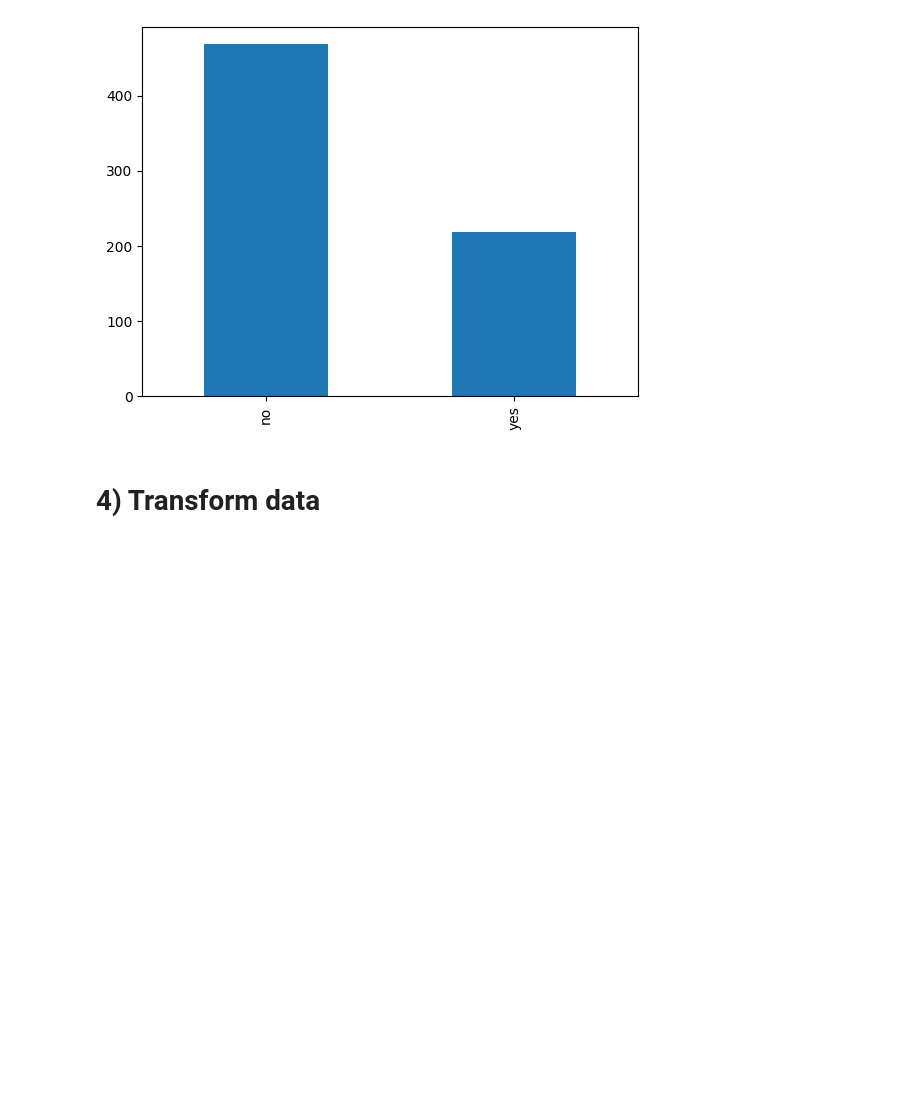
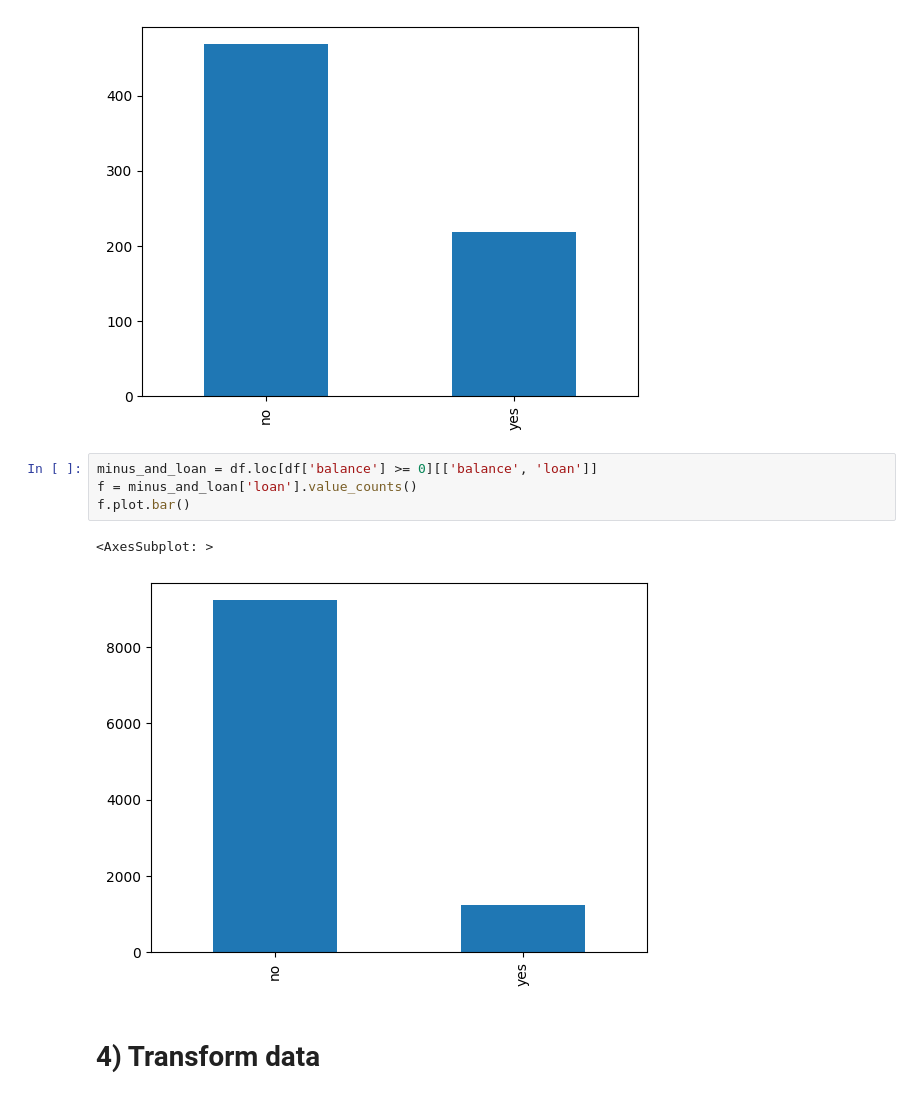
Before and after one commit to Baro1502/Bank-Data-Prepairation, a Jupyter notebook: data prepairation.ipynb, the cells around one changed output. Cells and saved outputs as stored; diff of their text form; blank space fills up the shorter version.

Commit message:
draw another chart related to loan

```diff
--- a/data prepairation.ipynb
+++ b/data prepairation.ipynb
@@ -263,5 +270,12 @@ f.plot.bar()
 # %% [output]
 <AxesSubplot: >
 [figure]
+# %%
+minus_and_loan = df.loc[df['balance'] >= 0][['balance', 'loan']]
+f = minus_and_loan['loan'].value_counts()
+f.plot.bar()
+# %% [output]
+<AxesSubplot: >
+[figure, added]
 # %% [markdown]
 # 4) Transform data
```
Also changed, not shown: parts of 3 cells of this notebook.
